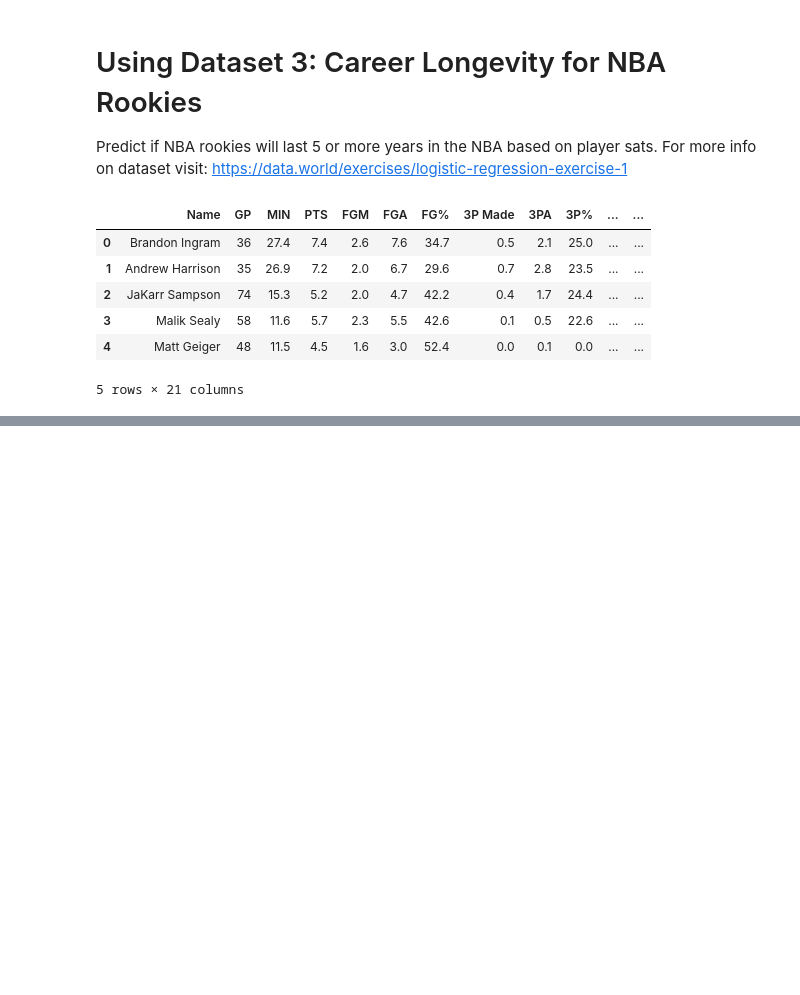
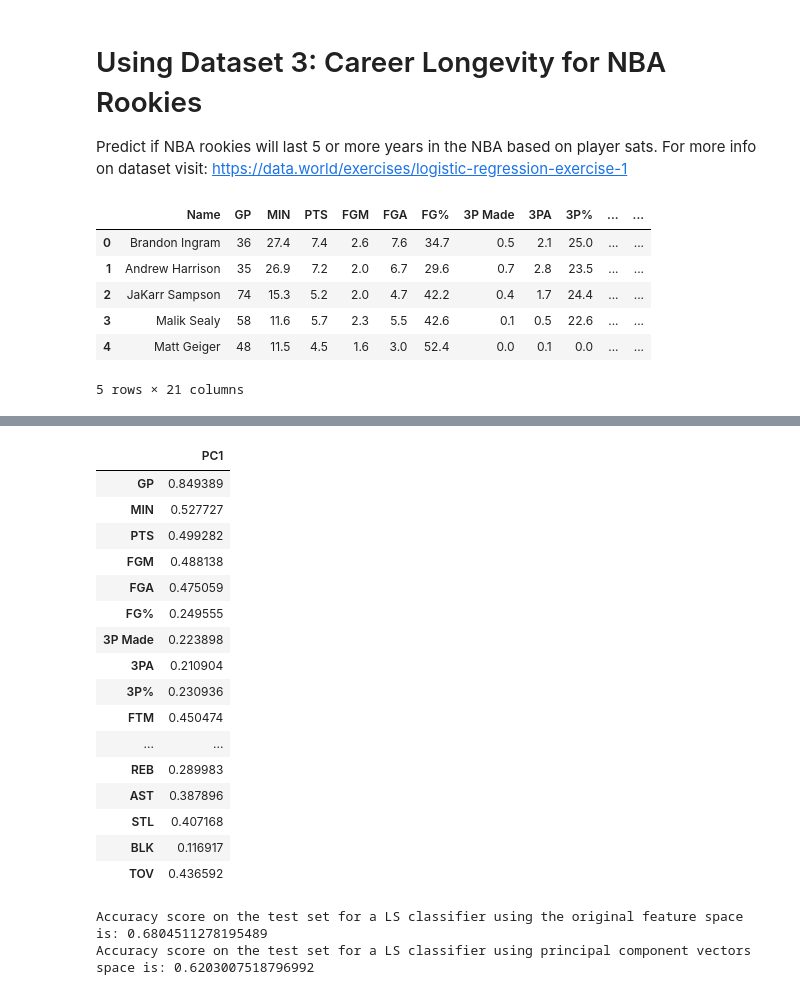
Before and after one commit to RobertoBarrosoLuque/InterpretableDimRed, a Jupyter notebook: InterpretableDimRed/Notebooks/PCA_experiments.ipynb, the cells around one changed output, grey strips where cells are left out. Drawn from its saved outputs; the diff is of its cells as text; code cells hidden in the pictures; blank space fills up the shorter version.

```diff
--- a/InterpretableDimRed/Notebooks/PCA_experiments.ipynb
+++ b/InterpretableDimRed/Notebooks/PCA_experiments.ipynb
@@ -183,0 +190,32 @@ AttributeError: 'NoneType' object has no attribute 'dropna'
+# %%
+psa.corr_pc_features(X, pca.components_)
+# %% [output]
+|  | PC1 |
+| GP | 0.849389 |
+| MIN | 0.527727 |
+| PTS | 0.499282 |
+| FGM | 0.488138 |
+| FGA | 0.475059 |
+| FG% | 0.249555 |
+| 3P Made | 0.223898 |
+| 3PA | 0.210904 |
+| 3P% | 0.230936 |
+| FTM | 0.450474 |
+| ... | ... |
+| REB | 0.289983 |
+| AST | 0.387896 |
+| STL | 0.407168 |
+| BLK | 0.116917 |
+| TOV | 0.436592 |
+# %%
+X_train, X_test, y_train, y_test = psa.train_test_split_w(X,Y)
+y_predicted = psa.least_squares_classifier(X_train.values, X_test.values, y_train.values)
+print("""Accuracy score on the test set for a LS classifier using the original feature space is: {}""".format(accuracy_score(y_test.values, y_predicted)))
+
+
+X_train_pca, X_test_pca, y_train_pca, y_test_pca = psa.train_test_split_w(pca.components_.T,Y)
+y_predicted_pca = psa.least_squares_classifier(X_train_pca, X_test_pca, y_train_pca.values)
+print("""Accuracy score on the test set for a LS classifier using principal component vectors space is: {}""".format(accuracy_score(y_test_pca.values, y_predicted_pca)))
+# %% [output]
+Accuracy score on the test set for a LS classifier using the original feature space is: 0.6804511278195489
+Accuracy score on the test set for a LS classifier using principal component vectors space is: 0.6203007518796992
```
Also changed, not shown: parts of 2 cells of this notebook.
